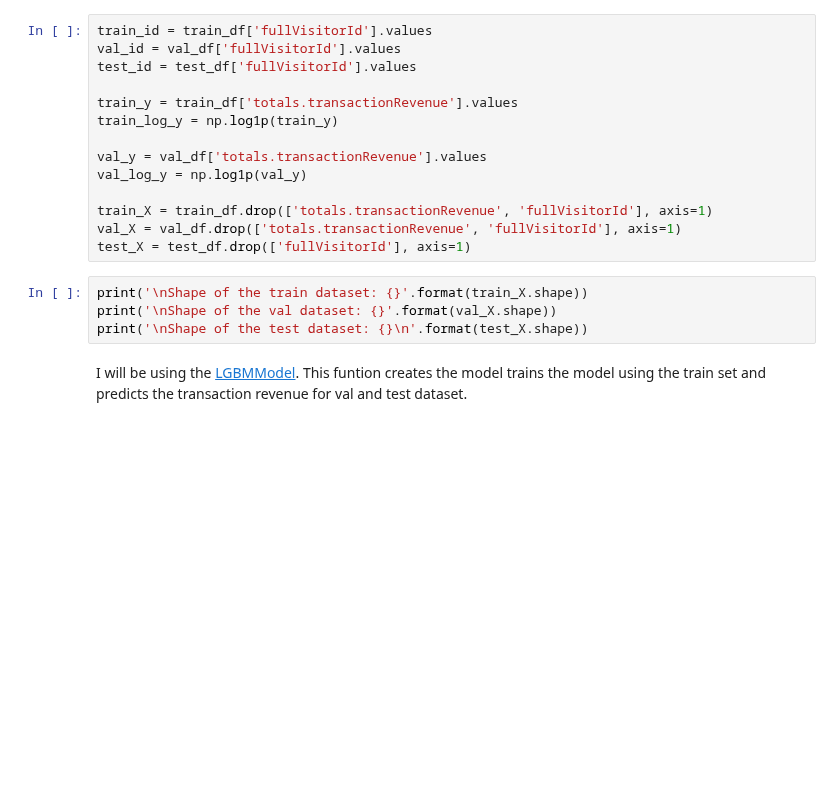
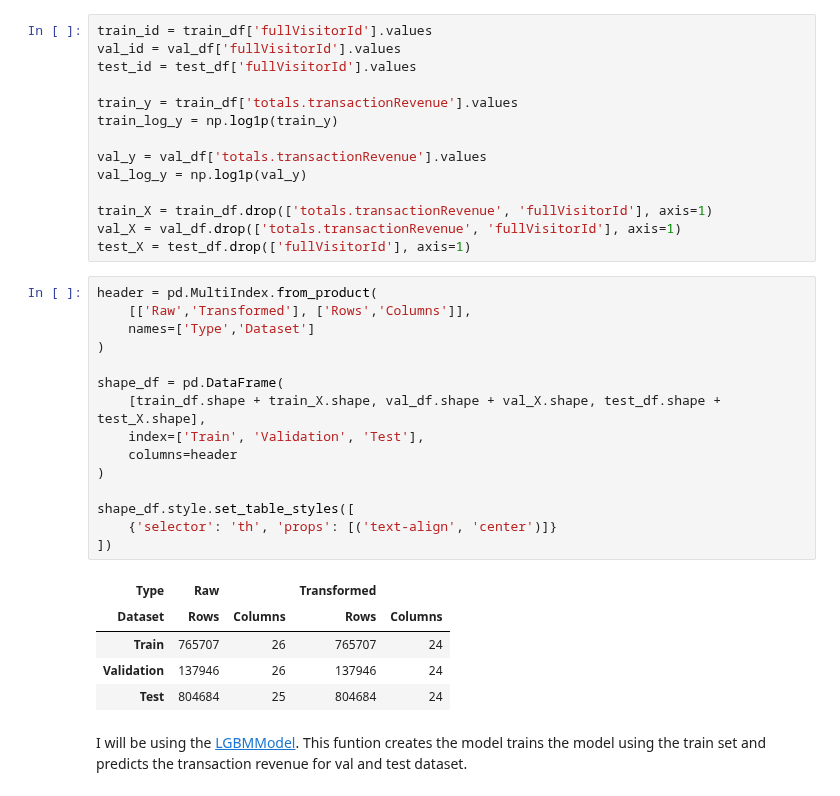
Before and after one commit to cpallapolu/udacity-mlnd-p3-capstone, a Jupyter notebook: notebooks/2_Baseline_LGBM_Model.ipynb, the cells around one changed output. Cells and saved outputs as stored; diff of their text form; blank space fills up the shorter version.

```diff
--- a/notebooks/2_Baseline_LGBM_Model.ipynb
+++ b/notebooks/2_Baseline_LGBM_Model.ipynb
@@ -95,10 +120,27 @@ val_log_y = np.log1p(val_y)
 train_X = train_df.drop(['totals.transactionRevenue', 'fullVisitorId'], axis=1)
 val_X = val_df.drop(['totals.transactionRevenue', 'fullVisitorId'], axis=1)
 test_X = test_df.drop(['fullVisitorId'], axis=1)
-# %%
-print('\nShape of the train dataset: {}'.format(train_X.shape))
-print('\nShape of the val dataset: {}'.format(val_X.shape))
-print('\nShape of the test dataset: {}\n'.format(test_X.shape))
+# %%
+header = pd.MultiIndex.from_product(
+    [['Raw','Transformed'], ['Rows','Columns']],
+    names=['Type','Dataset']
+)
+
+shape_df = pd.DataFrame(
+    [train_df.shape + train_X.shape, val_df.shape + val_X.shape, test_df.shape + test_X.shape],
+    index=['Train', 'Validation', 'Test'],
+    columns=header
+)
+
+shape_df.style.set_table_styles([
+    {'selector': 'th', 'props': [('text-align', 'center')]}
+])
+# %% [output]
+| Type | Raw |  | Transformed |  |
+| Dataset | Rows | Columns | Rows | Columns |
+| Train | 765707 | 26 | 765707 | 24 |
+| Validation | 137946 | 26 | 137946 | 24 |
+| Test | 804684 | 25 | 804684 | 24 |
 # %% [markdown]
 I will be using the [LGBMModel](https://lightgbm.readthedocs.io/en/latest/pythonapi/lightgbm.LGBMModel.html#lightgbm.LGBMModel). This funtion creates the model trains the model using the train set and predicts the transaction revenue for val and test dataset.
 # %%
```
Also changed, not shown: parts of 8 cells of this notebook, 8 other files.
